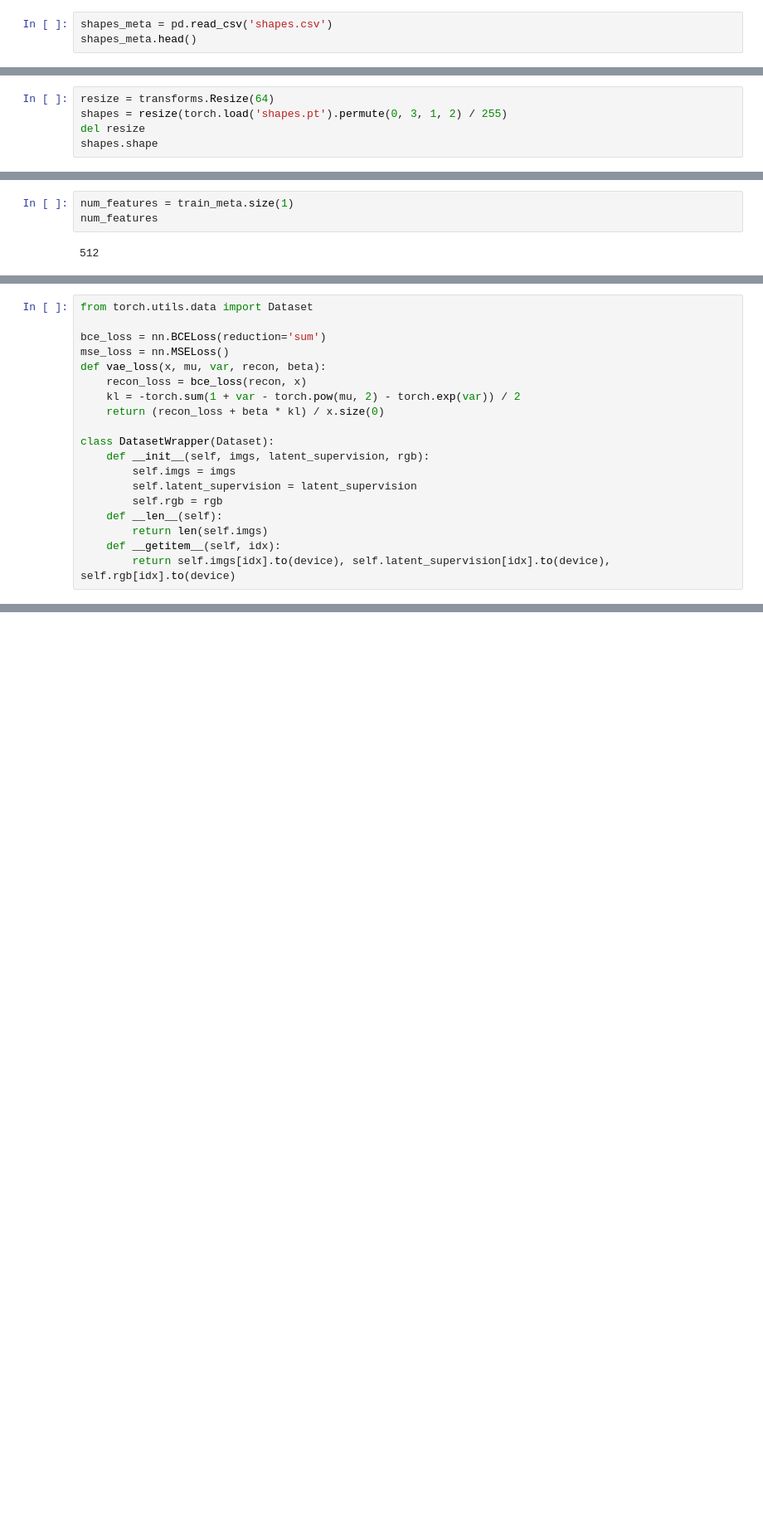
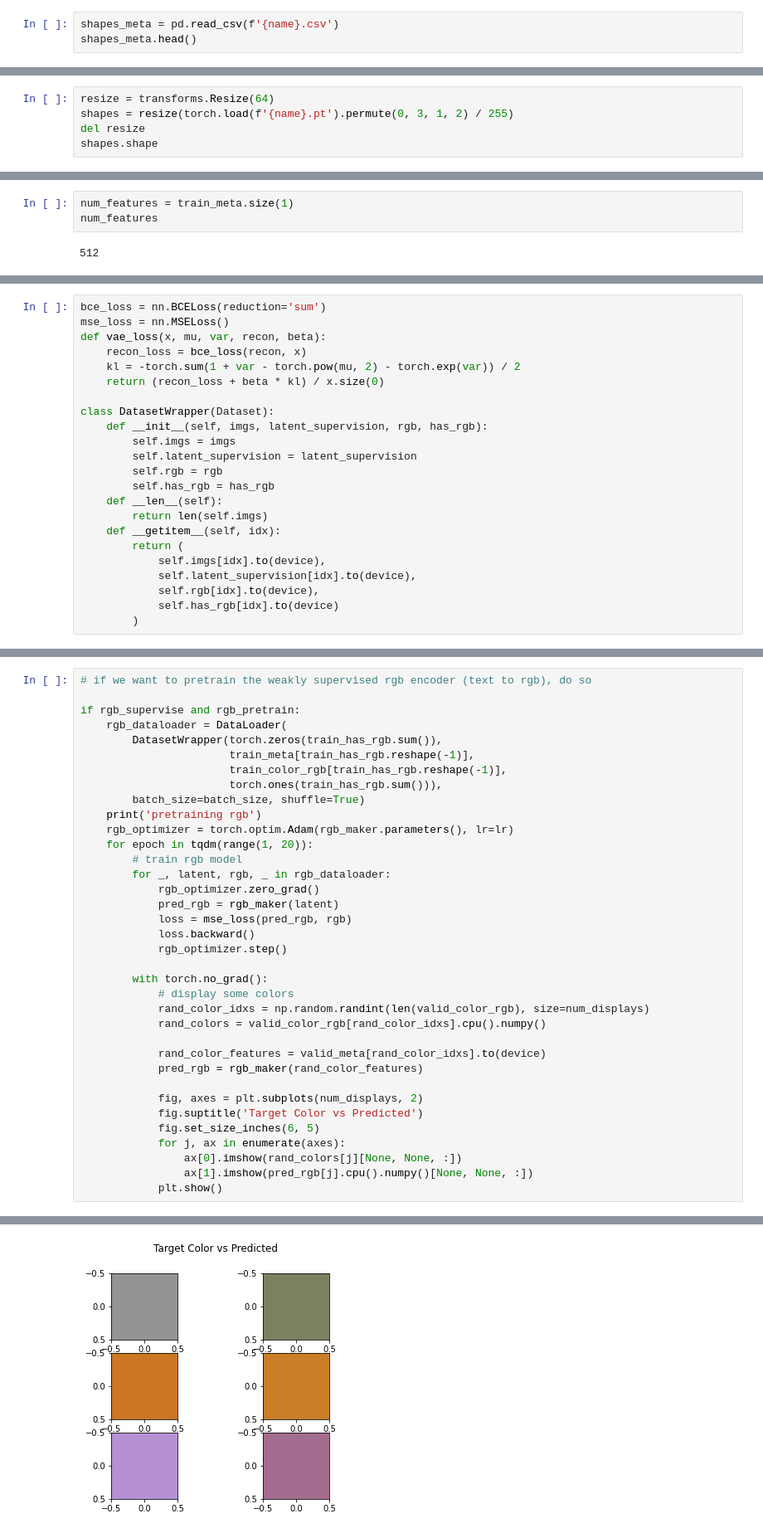
Before and after one commit to thomaslu2000/vae-latent-text-alignment, a Jupyter notebook: FeatureVAE with language supervision.ipynb, the cells around one changed output, grey strips where cells are left out. Shown at 83% size. Drawn from its saved outputs; the diff is of its cells as text; blank space fills up the shorter version.

Commit message:
weak supervision

```diff
--- a/FeatureVAE with language supervision.ipynb
+++ b/FeatureVAE with language supervision.ipynb
@@ -56,7 +67,7 @@ device
 # %% [output]
 device(type='cpu')
 # %%
-shapes_meta = pd.read_csv('shapes.csv')
+shapes_meta = pd.read_csv(f'{name}.csv')
 shapes_meta.head()
 # %% [output]
 |  | shape | color | r | g | b | wscale | hscale | rotation | skew | xcenter | ycenter | ... |
@@ -67,7 +78,7 @@ shapes_meta.head()
 | 4 | rectangle | wine | 0.501961 | 0.003922 | 0.247059 | 1.000000 | 1.000000 | 0.000000 | 0.0 | -2.050478 | 29.824324 | ... |
 # %%
 resize = transforms.Resize(64)
-shapes = resize(torch.load('shapes.pt').permute(0, 3, 1, 2) / 255)
+shapes = resize(torch.load(f'{name}.pt').permute(0, 3, 1, 2) / 255)
 del resize
 shapes.shape
 # %% [output]
@@ -123,6 +162,4 @@ num_features
 # %%
-from torch.utils.data import Dataset
-
 bce_loss = nn.BCELoss(reduction='sum')
 mse_loss = nn.MSELoss()
 def vae_loss(x, mu, var, recon, beta):
@@ -131,12 +168,18 @@ def vae_loss(x, mu, var, recon, beta):
     return (recon_loss + beta * kl) / x.size(0)
 
 class DatasetWrapper(Dataset):
-    def __init__(self, imgs, latent_supervision, rgb):
+    def __init__(self, imgs, latent_supervision, rgb, has_rgb):
         self.imgs = imgs
         self.latent_supervision = latent_supervision
         self.rgb = rgb
+        self.has_rgb = has_rgb
     def __len__(self):
         return len(self.imgs)
     def __getitem__(self, idx):
-        return self.imgs[idx].to(device), self.latent_supervision[idx].to(device), self.rgb[idx].to(device)
+        return (
+            self.imgs[idx].to(device),
+            self.latent_supervision[idx].to(device),
+            self.rgb[idx].to(device),
+            self.has_rgb[idx].to(device)
+        )
 # %%
@@ -357,0 +226,37 @@ tensor(nan, grad_fn=<MaxBackward1>)
+# %%
+# if we want to pretrain the weakly supervised rgb encoder (text to rgb), do so
+
+if rgb_supervise and rgb_pretrain:
+    rgb_dataloader = DataLoader(
+        DatasetWrapper(torch.zeros(train_has_rgb.sum()),
+                       train_meta[train_has_rgb.reshape(-1)],
+                       train_color_rgb[train_has_rgb.reshape(-1)],
+                       torch.ones(train_has_rgb.sum())),
+        batch_size=batch_size, shuffle=True)
+    print('pretraining rgb')
+    rgb_optimizer = torch.optim.Adam(rgb_maker.parameters(), lr=lr)
+    for epoch in tqdm(range(1, 20)):
+        # train rgb model
+        for _, latent, rgb, _ in rgb_dataloader:
+            rgb_optimizer.zero_grad()
+            pred_rgb = rgb_maker(latent)
+            loss = mse_loss(pred_rgb, rgb)
+            loss.backward()
+            rgb_optimizer.step()
+
+        with torch.no_grad():
+            # display some colors
+            rand_color_idxs = np.random.randint(len(valid_color_rgb), size=num_displays)
+            rand_colors = valid_color_rgb[rand_color_idxs].cpu().numpy()
+
+            rand_color_features = valid_meta[rand_color_idxs].to(device)
+            pred_rgb = rgb_maker(rand_color_features)
+
+            fig, axes = plt.subplots(num_displays, 2)
+            fig.suptitle('Target Color vs Predicted')
+            fig.set_size_inches(6, 5)
+            for j, ax in enumerate(axes):
+                ax[0].imshow(rand_colors[j][None, None, :])
+                ax[1].imshow(pred_rgb[j].cpu().numpy()[None, None, :])
+            plt.show()
+# %% [output]
@@ -357,0 +264 @@ tensor(nan, grad_fn=<MaxBackward1>)
+[figure, added]
```
Also changed, not shown: parts of 10 cells of this notebook.
